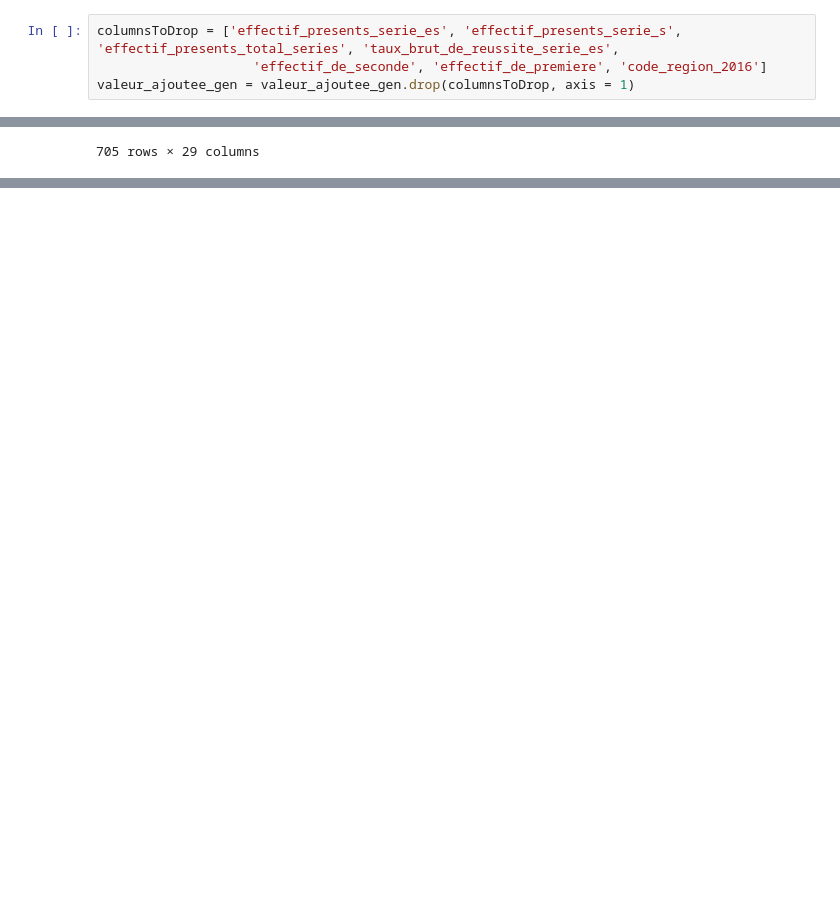
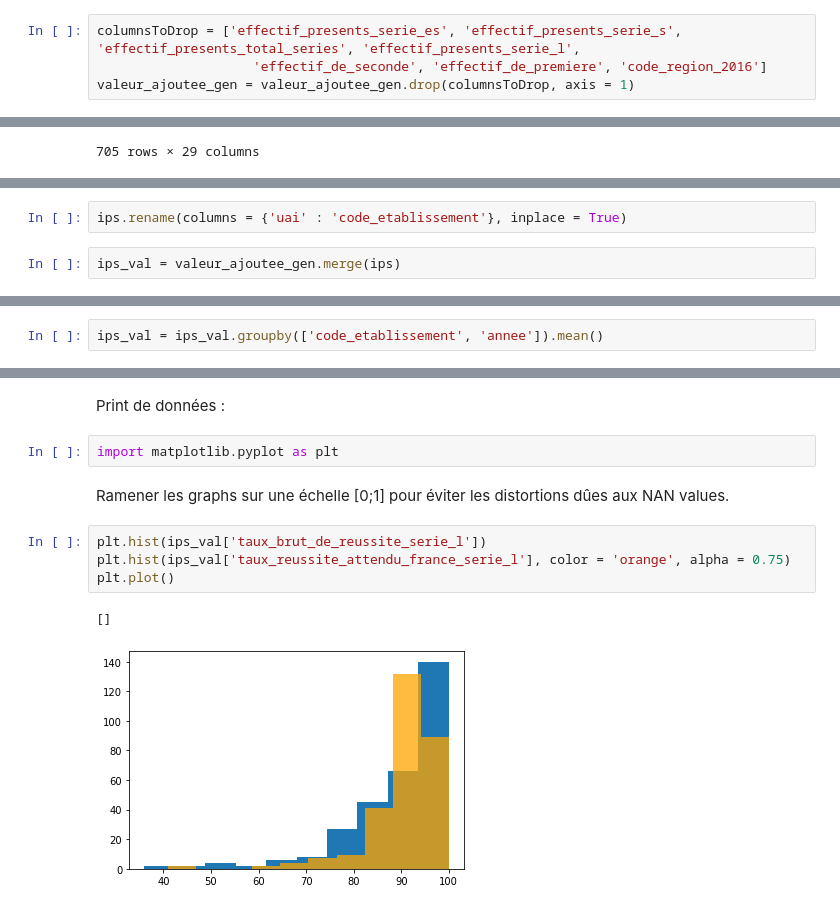
Before and after one commit to RBorhani/Projet_Python, a Jupyter notebook: Etude de l'IPS et de la Valeur Ajoutee.ipynb, the cells around one changed output, grey strips where cells are left out. Saved outputs shown, nothing was run; the diff lists cells and outputs as text; blank space fills up the shorter version.

Commit message:
Premiers plots

```diff
--- a/Etude de l'IPS et de la Valeur Ajoutee.ipynb
+++ b/Etude de l'IPS et de la Valeur Ajoutee.ipynb
@@ -71,5 +56,5 @@ valeur_ajoutee_gen
 # %%
-columnsToDrop = ['effectif_presents_serie_es', 'effectif_presents_serie_s', 'effectif_presents_total_series', 'taux_brut_de_reussite_serie_es',
+columnsToDrop = ['effectif_presents_serie_es', 'effectif_presents_serie_s', 'effectif_presents_total_series', 'effectif_presents_serie_l',
                     'effectif_de_seconde', 'effectif_de_premiere', 'code_region_2016']
 valeur_ajoutee_gen = valeur_ajoutee_gen.drop(columnsToDrop, axis = 1)
 # %%
@@ -160,0 +76,4 @@ val_gen[val_gen["code_etablissement"] == "0160065J"]
+# %%
+ips.rename(columns = {'uai' : 'code_etablissement'}, inplace = True)
+# %%
+ips_val = valeur_ajoutee_gen.merge(ips)
@@ -160,0 +203,2 @@ val_gen[val_gen["code_etablissement"] == "0160065J"]
+# %%
+ips_val = ips_val.groupby(['code_etablissement', 'annee']).mean()
@@ -160,0 +222,13 @@ val_gen[val_gen["code_etablissement"] == "0160065J"]
+# %% [markdown]
+Print de données :
+# %%
+import matplotlib.pyplot as plt
+# %% [markdown]
+Ramener les graphs sur une échelle [0;1] pour éviter les distortions dûes aux NAN values.
+# %%
+plt.hist(ips_val['taux_brut_de_reussite_serie_l'])
+plt.hist(ips_val['taux_reussite_attendu_france_serie_l'], color = 'orange', alpha = 0.75)
+plt.plot()
+# %% [output]
+[]
+[figure, added]
```
Also changed, not shown: parts of 25 cells of this notebook.
